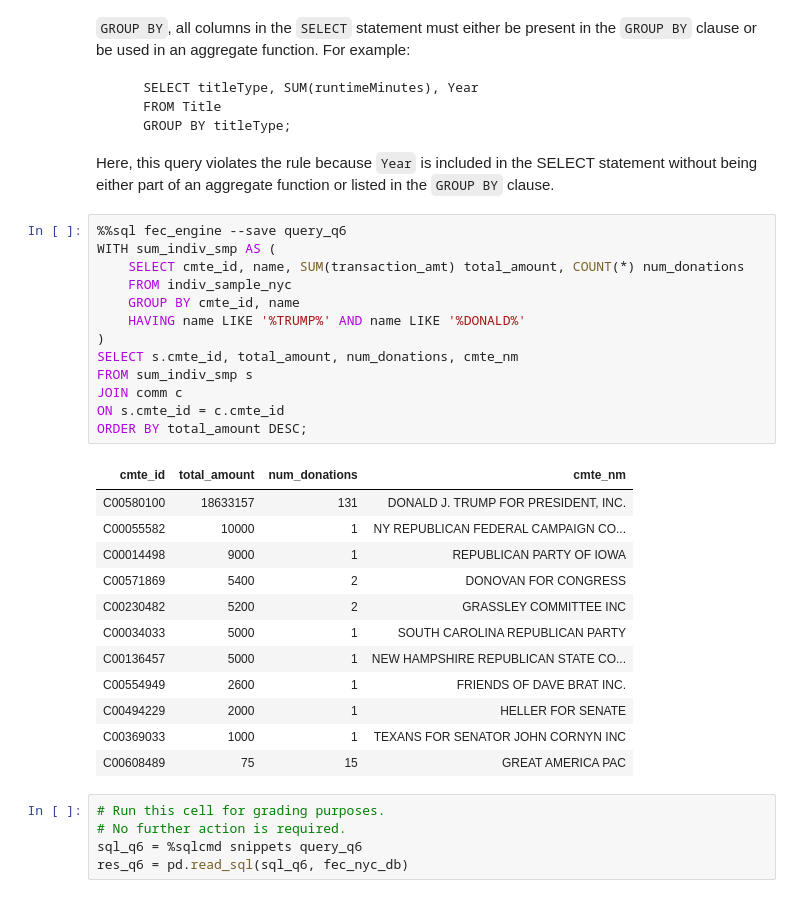
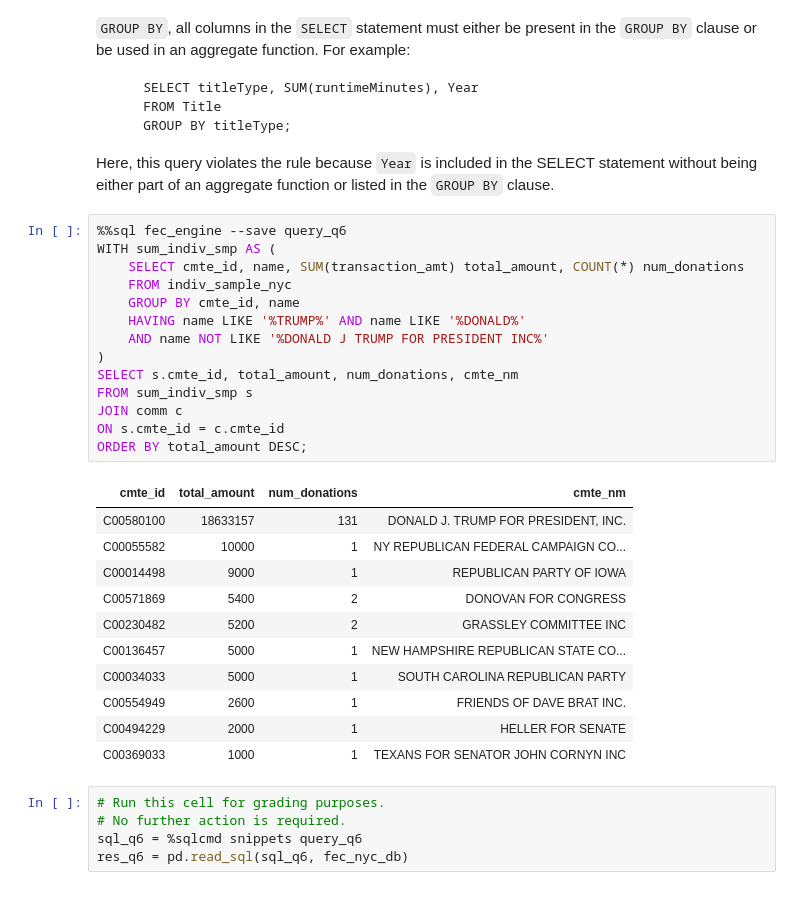
Before and after one commit to zaddle55/sp26-ds100-material, a Jupyter notebook: lab/lab09/lab09.ipynb, the cells around one changed output. Saved outputs shown, nothing was run; the diff lists cells and outputs as text.

```diff
--- a/lab/lab09/lab09.ipynb
+++ b/lab/lab09/lab09.ipynb
@@ -799,29 +799,29 @@ Here, this query violates the rule because `Year` is included in the SELECT stat
 # %%
 %%sql fec_engine --save query_q6
 WITH sum_indiv_smp AS (
     SELECT cmte_id, name, SUM(transaction_amt) total_amount, COUNT(*) num_donations
     FROM indiv_sample_nyc
     GROUP BY cmte_id, name
     HAVING name LIKE '%TRUMP%' AND name LIKE '%DONALD%'
+    AND name NOT LIKE '%DONALD J TRUMP FOR PRESIDENT INC%'
 )
 SELECT s.cmte_id, total_amount, num_donations, cmte_nm
 FROM sum_indiv_smp s
 JOIN comm c
 ON s.cmte_id = c.cmte_id
 ORDER BY total_amount DESC;
 # %% [output]
 | cmte_id | total_amount | num_donations | cmte_nm |
 | C00580100 | 18633157 | 131 | DONALD J. TRUMP FOR PRESIDENT, INC. |
 | C00055582 | 10000 | 1 | NY REPUBLICAN FEDERAL CAMPAIGN CO... |
 | C00014498 | 9000 | 1 | REPUBLICAN PARTY OF IOWA |
 | C00571869 | 5400 | 2 | DONOVAN FOR CONGRESS |
 | C00230482 | 5200 | 2 | GRASSLEY COMMITTEE INC |
+| C00136457 | 5000 | 1 | NEW HAMPSHIRE REPUBLICAN STATE CO... |
 | C00034033 | 5000 | 1 | SOUTH CAROLINA REPUBLICAN PARTY |
-| C00136457 | 5000 | 1 | NEW HAMPSHIRE REPUBLICAN STATE CO... |
 | C00554949 | 2600 | 1 | FRIENDS OF DAVE BRAT INC. |
 | C00494229 | 2000 | 1 | HELLER FOR SENATE |
 | C00369033 | 1000 | 1 | TEXANS FOR SENATOR JOHN CORNYN INC |
-| C00608489 | 75 | 15 | GREAT AMERICA PAC |
 # %%
 # Run this cell for grading purposes.
 # No further action is required.
```
Also changed, not shown: parts of 1 cell of this notebook.
